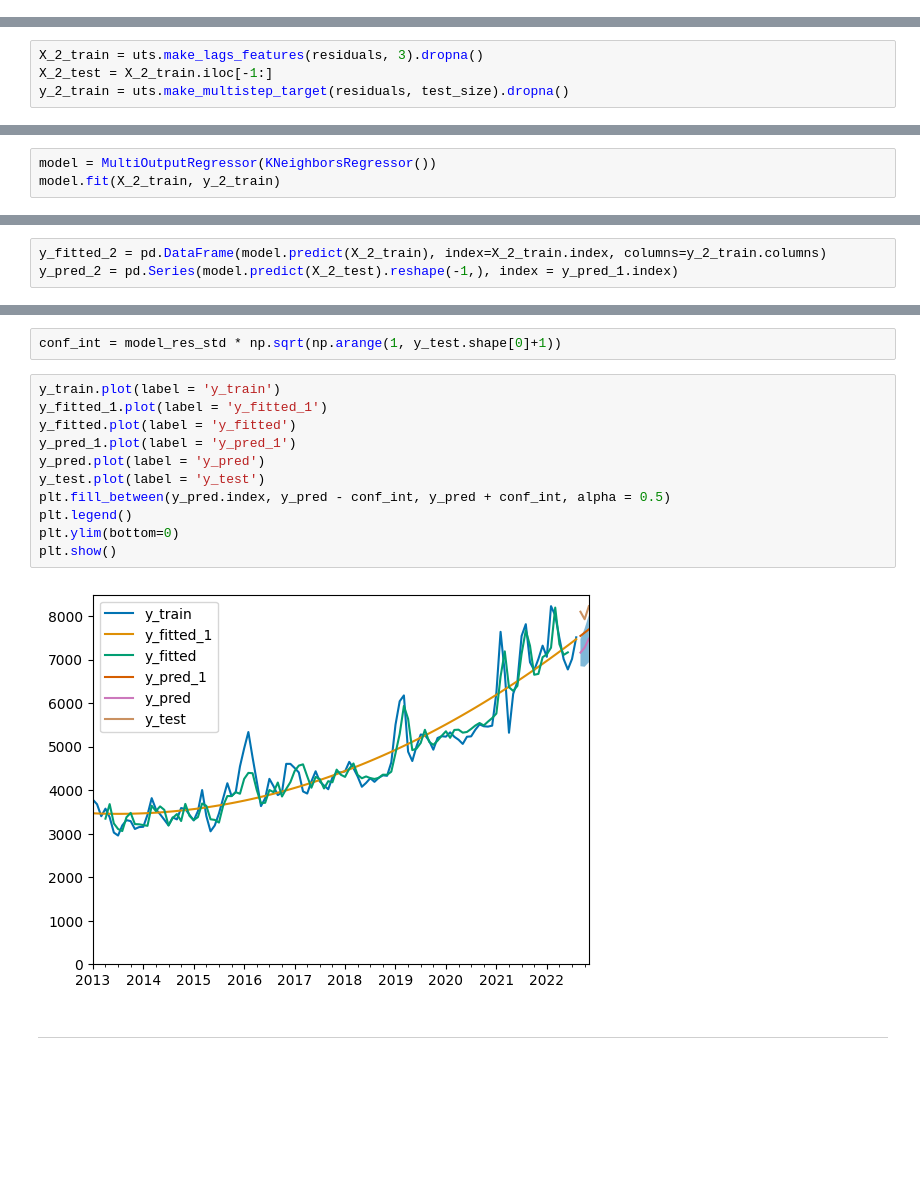
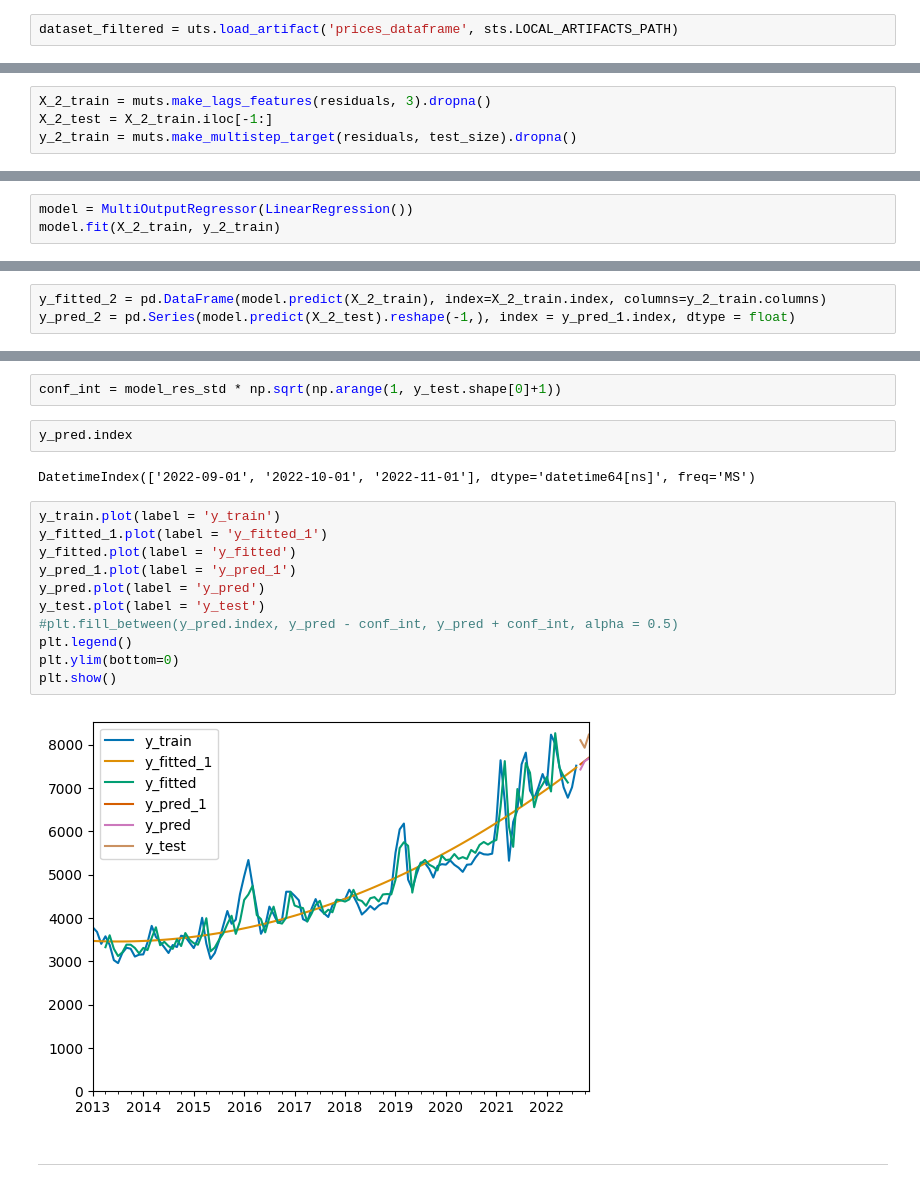
Before and after one commit to feligones/colombian_food_prices, a Jupyter notebook: notebooks/prices_poc_prediction.ipynb, the cells around one changed output, grey strips where cells are left out. Drawn from its saved outputs; the diff is of its cells as text; blank space fills up the shorter version.

```diff
--- a/notebooks/prices_poc_prediction.ipynb
+++ b/notebooks/prices_poc_prediction.ipynb
@@ -25,3 +25,5 @@ dataset_filtered = pd.read_csv(sts.LOCAL_DATA_PATH+"final_prices_dataset_filtere
+# %%
+dataset_filtered = uts.load_artifact('prices_dataframe', sts.LOCAL_ARTIFACTS_PATH)
 # %%
 dataset_filtered
 # %% [output]
@@ -147,9 +149,9 @@ plt.show()
 # %% [markdown]
 #### Model 2 features (residual lags)
 # %%
-X_2_train = uts.make_lags_features(residuals, 3).dropna()
+X_2_train = muts.make_lags_features(residuals, 3).dropna()
 X_2_test = X_2_train.iloc[-1:]
-y_2_train = uts.make_multistep_target(residuals, test_size).dropna()
+y_2_train = muts.make_multistep_target(residuals, test_size).dropna()
 # %%
 y_2_train, X_2_train = y_2_train.align(X_2_train, join='inner', axis=0)
 # %%
@@ -187,6 +189,6 @@ X_2_test
 # %% [markdown]
 #### Model 2 fit
 # %%
-model = MultiOutputRegressor(KNeighborsRegressor())
+model = MultiOutputRegressor(LinearRegression())
 model.fit(X_2_train, y_2_train)
 # %% [output]
@@ -194,6 +196,6 @@ MultiOutputRegressor(estimator=KNeighborsRegressor())
 # %%
 y_fitted_2 = pd.DataFrame(model.predict(X_2_train), index=X_2_train.index, columns=y_2_train.columns)
-y_pred_2 = pd.Series(model.predict(X_2_test).reshape(-1,), index = y_pred_1.index)
+y_pred_2 = pd.Series(model.predict(X_2_test).reshape(-1,), index = y_pred_1.index, dtype = float)
 # %%
 print("y_fitted_2.shape",y_fitted_2.shape)
 print("y_pred_2.shape",y_pred_2.shape)
@@ -215,19 +217,23 @@ model_res_std
 #### Forecast Intervals (Naive Method)
 # %%
 conf_int = model_res_std * np.sqrt(np.arange(1, y_test.shape[0]+1))
+# %%
+y_pred.index
+# %% [output]
+DatetimeIndex(['2022-09-01', '2022-10-01', '2022-11-01'], dtype='datetime64[ns]', freq='MS')
 # %%
 y_train.plot(label = 'y_train')
 y_fitted_1.plot(label = 'y_fitted_1')
 y_fitted.plot(label = 'y_fitted')
 y_pred_1.plot(label = 'y_pred_1')
 y_pred.plot(label = 'y_pred')
 y_test.plot(label = 'y_test')
-plt.fill_between(y_pred.index, y_pred - conf_int, y_pred + conf_int, alpha = 0.5)
+#plt.fill_between(y_pred.index, y_pred - conf_int, y_pred + conf_int, alpha = 0.5)
 plt.legend()
 plt.ylim(bottom=0)
 plt.show()
 # %% [output]
-[figure, old version]
+[figure, new version]
 # %% [markdown]
 ---
 # %% [markdown]
```
Also changed, not shown: parts of 16 cells of this notebook, 4 other files.
